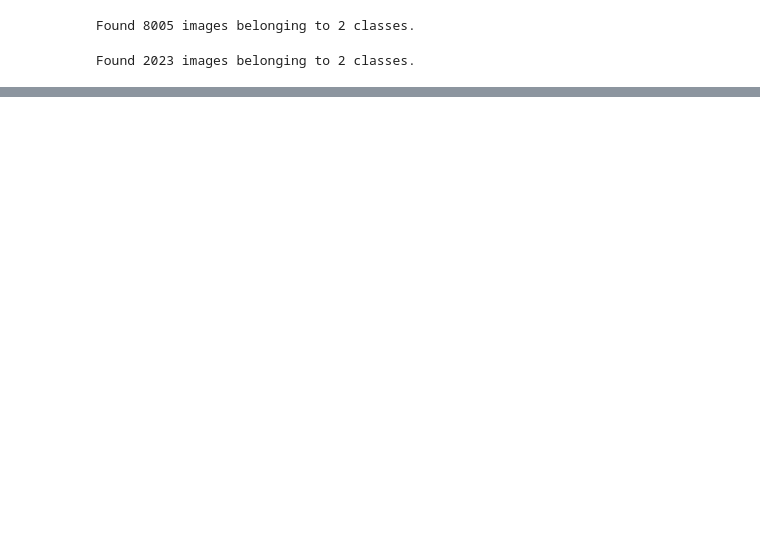
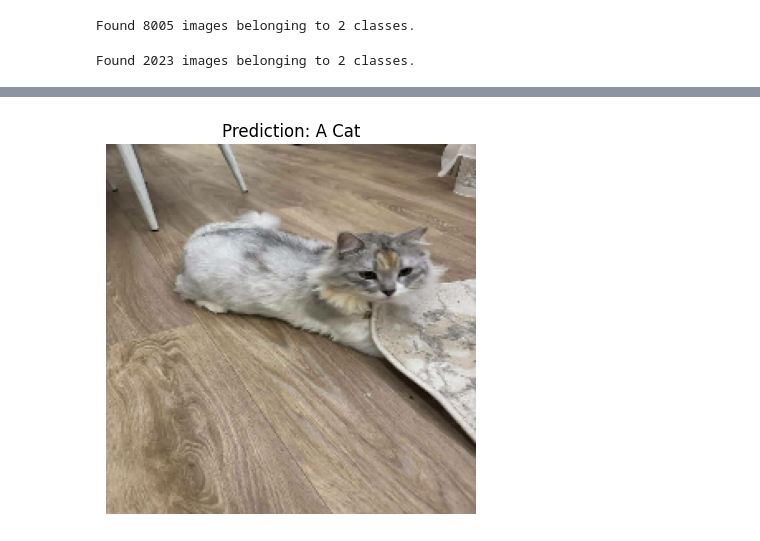
Before and after one commit to turki-ai/cats-vs-dogs-classification, a Jupyter notebook: cats_vs_dogs.ipynb, the cells around one changed output, grey strips where cells are left out. Drawn from its saved outputs; the diff is of its cells as text; code cells hidden in the pictures; blank space fills up the shorter version.

```diff
--- a/cats_vs_dogs.ipynb
+++ b/cats_vs_dogs.ipynb
@@ -198,0 +212,3 @@ pred_and_plot(computerVisionCatVSDogs, filename='bagira.jpg')
+# %%
+pred_and_plot(computerVisionCatVSDogs, filename='maloha.jpg')
+# %% [output]
@@ -198,0 +216 @@ pred_and_plot(computerVisionCatVSDogs, filename='bagira.jpg')
+[figure, added]
```
Also changed, not shown: parts of 11 cells of this notebook.
